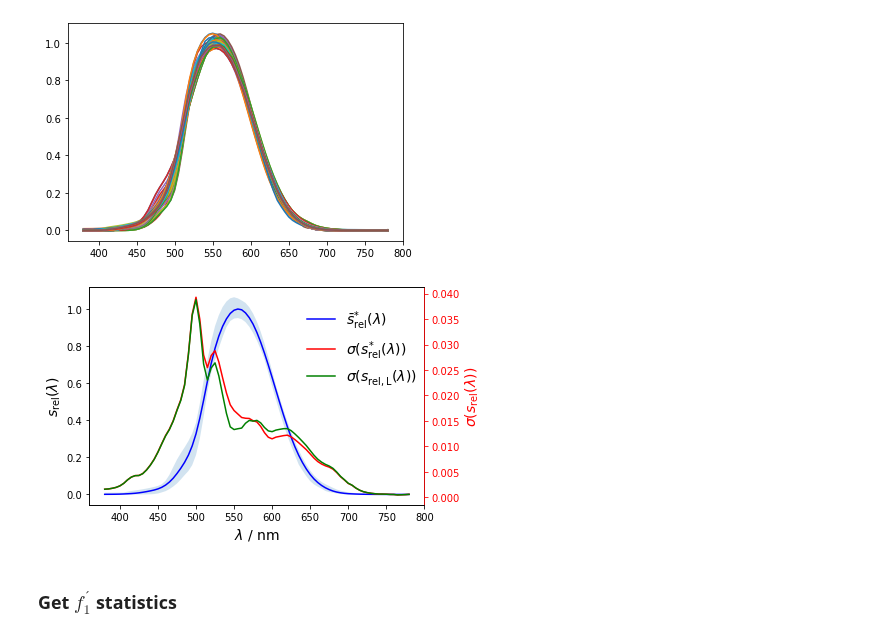
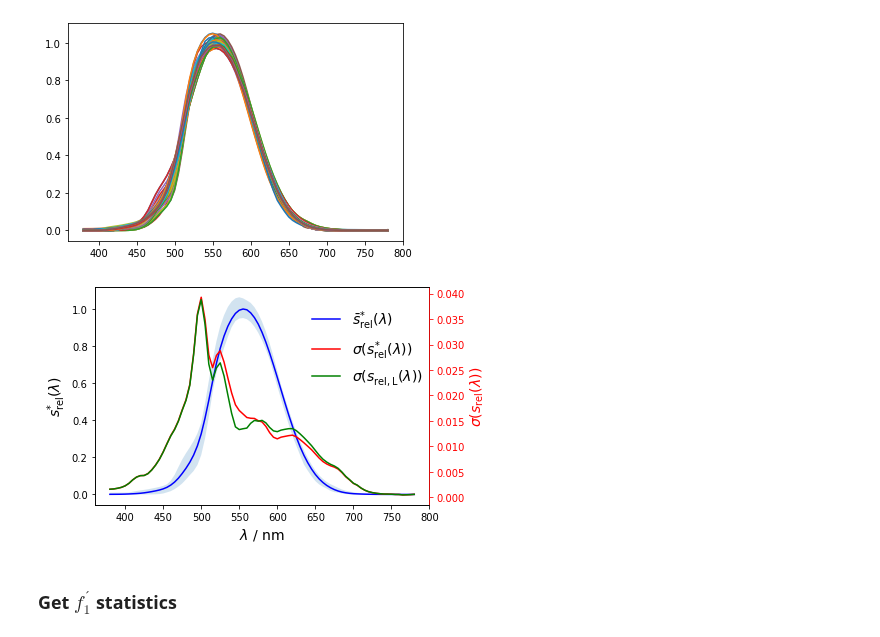
Before and after one commit to empir19nrm02/empir19nrm02, a Jupyter notebook: empir19nrm02/Jupyter/f1PrimeDetectorMet.ipynb, the cells around one changed output. Saved outputs shown, nothing was run; the diff lists cells and outputs as text; code cells hidden in the pictures.

```diff
--- a/empir19nrm02/Jupyter/f1PrimeDetectorMet.ipynb
+++ b/empir19nrm02/Jupyter/f1PrimeDetectorMet.ipynb
@@ -573,25 +573,25 @@ for i in range(1, vldetectors.shape[0]-1):
 # %%
 fig, ax1 = pyplot.subplots()
 ax1.plot(wl_temp, np.mean(vldetectorNormA[1:,:], axis=0), 'b', label= r'$\bar {s}_{\mathrm{rel}}^{*}(\lambda)$')
 ax1.fill_between(wl_temp,np.max(vldetectorNormA[1:,:], axis=0), np.min(vldetectorNormA[1:,:],axis=0), alpha=0.2)
-ax1.set_ylabel('$s_{\mathrm{rel}}(\lambda)$',fontsize=label_font_size)
+ax1.set_ylabel('${s}_{\mathrm{rel}}^{*}(\lambda)$',fontsize=label_font_size)
 ax1.set_xlabel('$\lambda$ / nm',fontsize=label_font_size)
 
 ax2 = ax1.twinx()
 ax2.plot(wl_temp, np.std(vldetectorNormA[1:,:], axis=0), 'r', label=r'$\sigma({s}_{\mathrm{rel}}^{*}(\lambda)$)')
 ax2.plot(wl_temp, np.std(vldetectorNormL[1:,:], axis=0), 'g', label=r'$\sigma({s}_{\mathrm{rel,L}}^{}(\lambda)$)')
 ax2.set_ylabel('$\sigma(s_{\mathrm{rel}}(\lambda))$',fontsize=label_font_size)
 
 
 [lines, labels]=label_management( fig, ax2, 'red')
 fig.legend(lines, labels, bbox_to_anchor=(0.60, 0.55, 0.4, 0.3), loc='upper left', frameon=False, fontsize=label_font_size)
 
 save_fig(filename='DetectorsStat0')
 
 #pyplot.plot(wl_temp, np.mean(vldetectorNorm[1:,:], axis=0))
 #pyplot.plot(wl_temp, np.std(vldetectorNorm[1:,:], axis=0))
 # %% [output]
-[figure, old version]
+[figure, new version]
 # %% [markdown]
 ### Get $f_{1}^{´}$ statistics
 # %%
```
Also changed, not shown: parts of 62 cells of this notebook, 2 other files.
